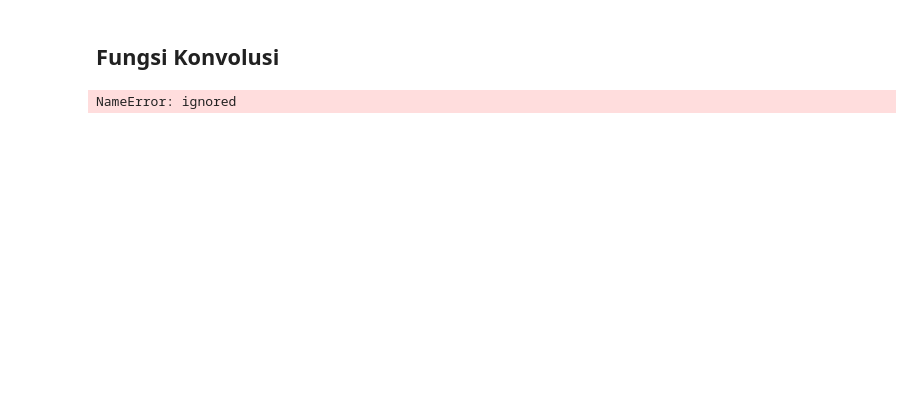
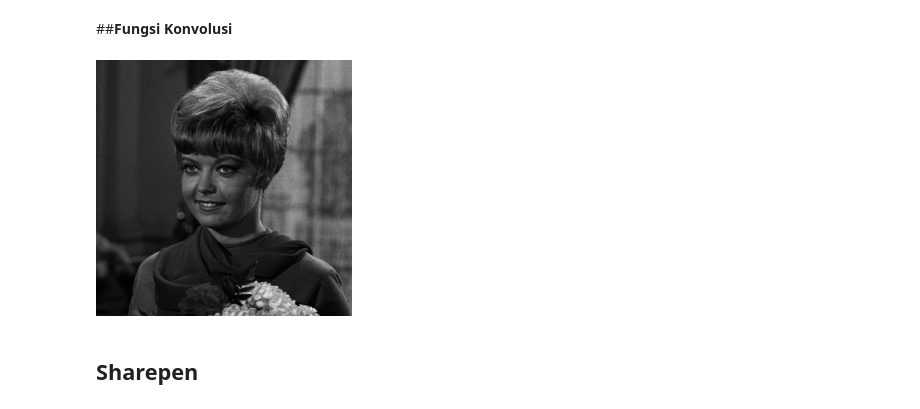
Before and after one commit to khrnnisak/PCVK_Genap_2023, a Jupyter notebook: Pertemuan7.ipynb, the cells around one changed output. Drawn from its saved outputs; the diff is of its cells as text; code cells hidden in the pictures; blank space fills up the shorter version.

```diff
--- a/Pertemuan7.ipynb
+++ b/Pertemuan7.ipynb
@@ -14,5 +14,5 @@ import math
 from google.colab.patches import cv2_imshow
 from PIL import Image as im
 # %% [markdown]
-## Fungsi Konvolusi
+##**Fungsi Konvolusi**
 # %%
@@ -35,8 +33,10 @@ def convolution2d(img, kernel, stride, padding):
   return result
 # %%
 
-image = cv.imread('/content/drive/MyDrive/PCVK/mandrill.tiff')
-img_gray = cv.cvtColor(image, cv.COLOR_BGR2GRAY)
-cv2.imshow(img_gray)
+img1 = cv.imread('/content/drive/MyDrive/PCVK/female.tiff')
+img_gray = cv.cvtColor(img1, cv.COLOR_BGR2GRAY)
+cv2_imshow(img_gray)
 # %% [output]
-NameError: ignored
+[figure, added]
+# %% [markdown]
+## **Sharepen**
```
Also changed, not shown: parts of 19 cells of this notebook.
